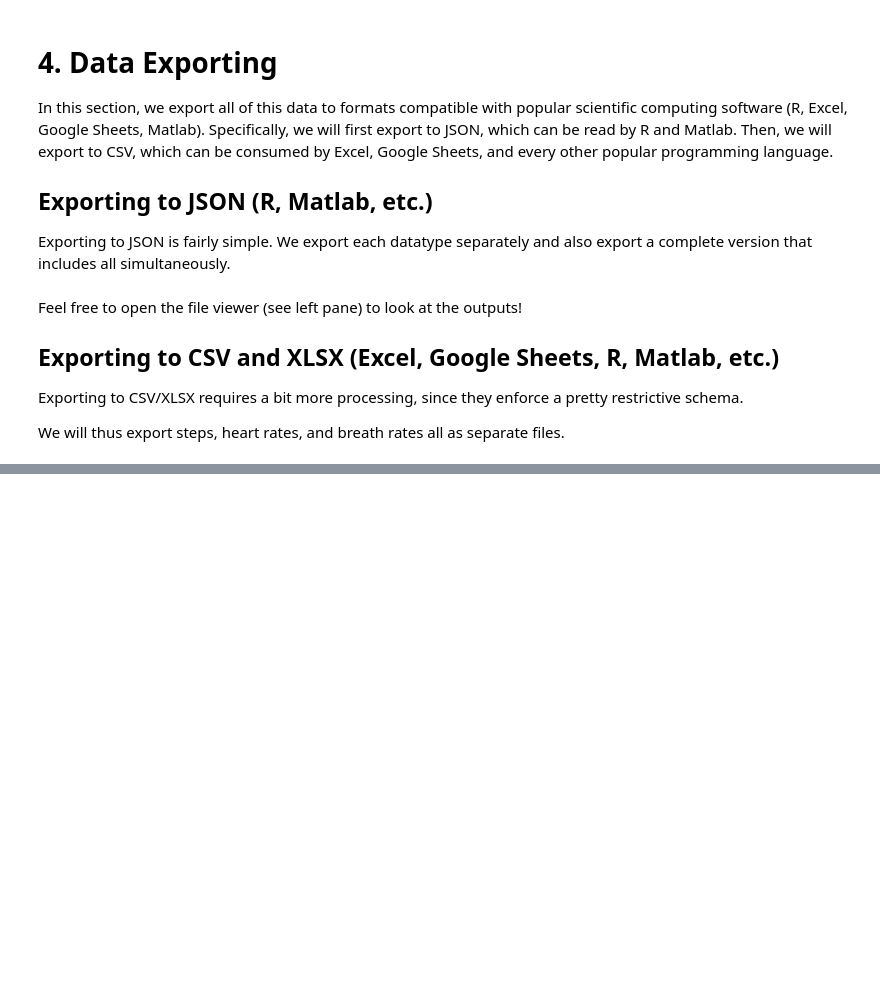
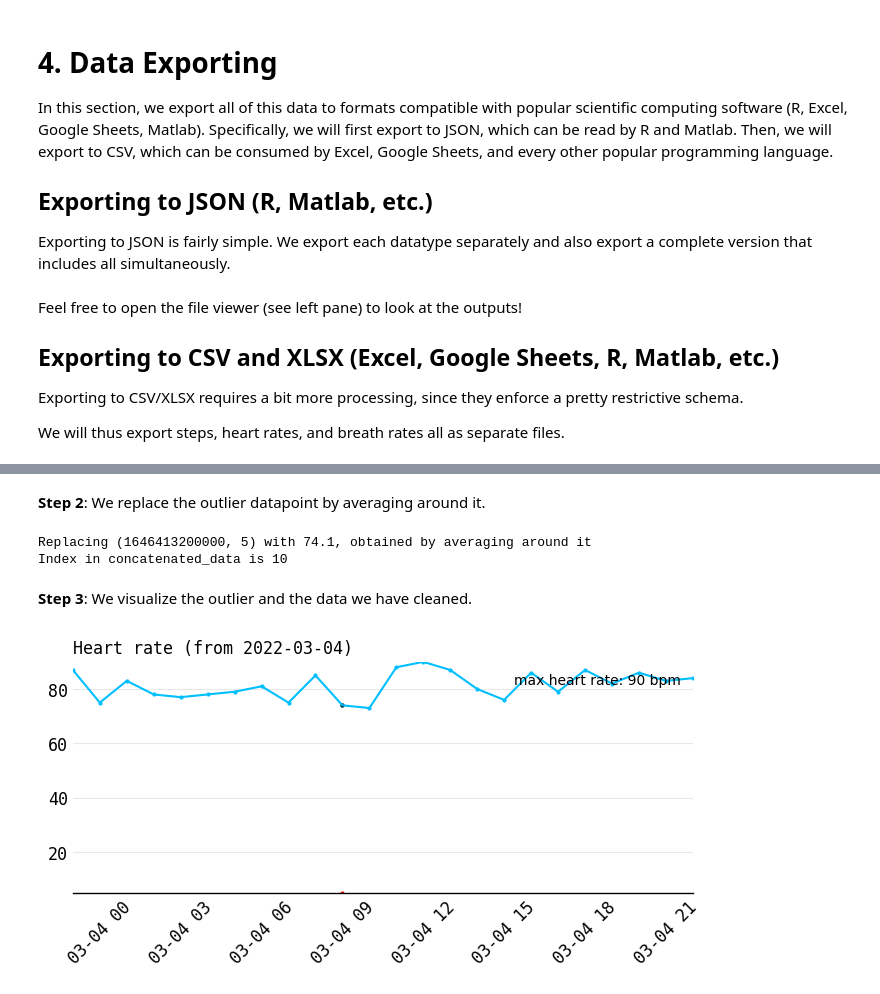
Before and after one commit to Stanford-Health/wearable-notebooks, a Jupyter notebook: notebooks/garmin_fenix_7s_v2.ipynb, the cells around one changed output, grey strips where cells are left out. Saved outputs shown, nothing was run; the diff lists cells and outputs as text; code cells hidden in the pictures; blank space fills up the shorter version.

```diff
--- a/notebooks/garmin_fenix_7s_v2.ipynb
+++ b/notebooks/garmin_fenix_7s_v2.ipynb
@@ -750,0 +915,46 @@ elif feature == "inprogress_virtual_challenges":
+# %% [markdown]
+**Step 2**: We replace the outlier datapoint by averaging around it.
+# %%
+old_data = []
+old_time_idx = []
+new_data = []
+for idx in outlier_indices:
+    mean_val = np.mean(concatenated_data[max(0, idx - 5):min(idx + 5, len(concatenated_data)), 1])
+    old_data_i = concatenated_data[idx][1]
+    old_data.append(old_data_i)
+    old_time_idx.append(concatenated_data[idx][0])
+    concatenated_data[idx][1] = mean_val
+    new_data.append(mean_val)
+
+    print(f'Replacing {concatenated_data[idx][0], old_data_i} with {mean_val}, obtained by averaging around it')
+    print(f'Index in concatenated_data is {idx}')
+
+old_time_idx = pd.to_datetime(old_time_idx, unit='ms')
+# %% [output]
+Replacing (1646413200000, 5) with 74.1, obtained by averaging around it
+Index in concatenated_data is 10
+# %% [markdown]
+**Step 3**: We visualize the outlier and the data we have cleaned.
+# %%
+fig, ax = plt.subplots(figsize=(8, 3))
+plt.style.use('default')
+
+plt.scatter(time, concatenated_data[:, 1], s=4, c='deepskyblue')
+plt.plot(time, concatenated_data[:, 1], color='deepskyblue')
+plt.scatter(old_time_idx, old_data, s=4, color='red', label='anomaly')
+plt.scatter(old_time_idx, new_data, s=4, color='black', label='replacement')
+
+max_hr = np.max(concatenated_data[:, 1])
+plt.title(f'Heart rate (from {str_visual_start_date})', loc='left')
+plt.xticks(rotation=45)
+
+ax.yaxis.grid(True, color='lightgrey', alpha=0.5)
+
+ax.spines['top'].set_visible(False)
+ax.spines['right'].set_visible(False)
+ax.spines['left'].set_visible(False)
+
+plt.text(0.98, 0.95, f'max heart rate: {max_hr} bpm', ha='right', va='top', transform=ax.transAxes)
+plt.show()
+# %% [output]
+[figure, added]
```
Also changed, not shown: parts of 50 cells of this notebook.
